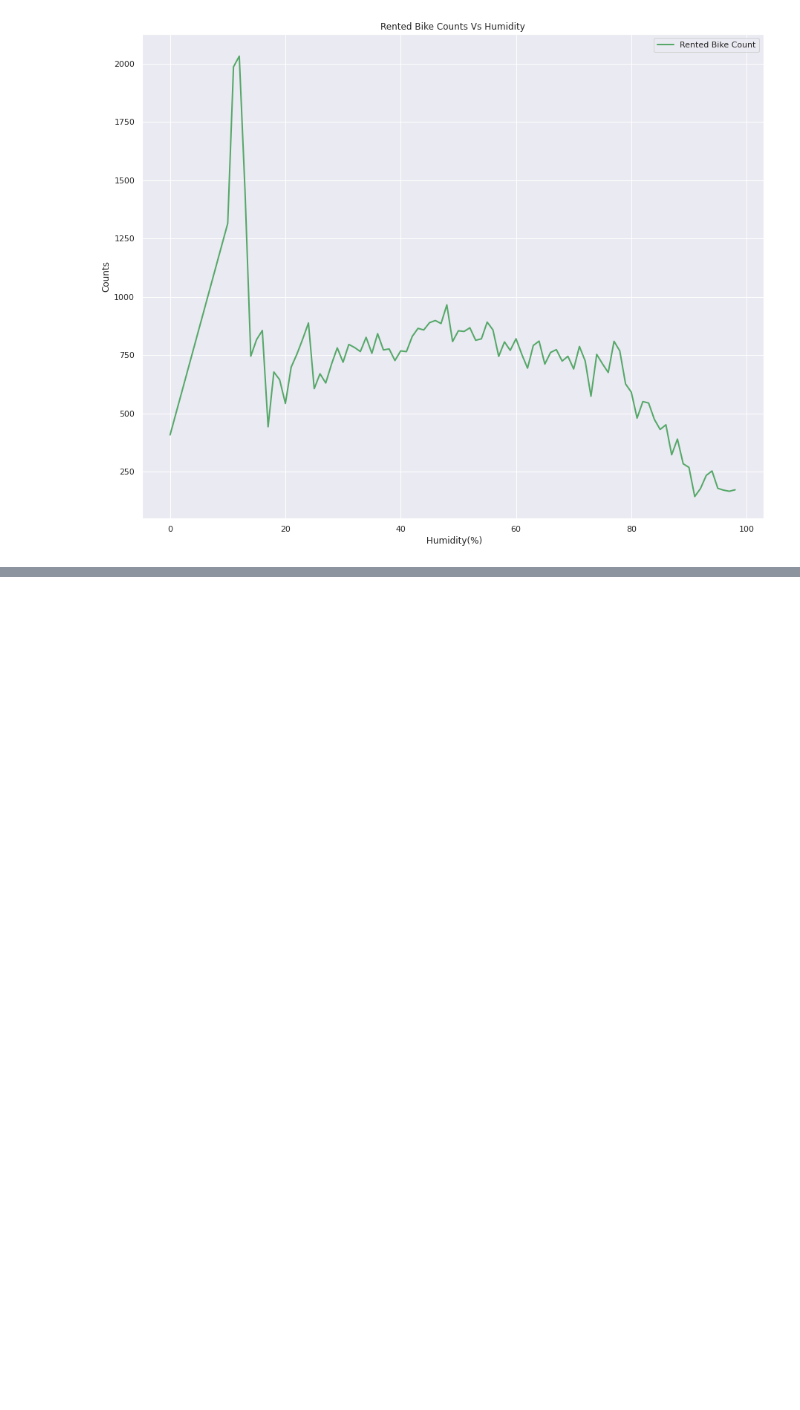
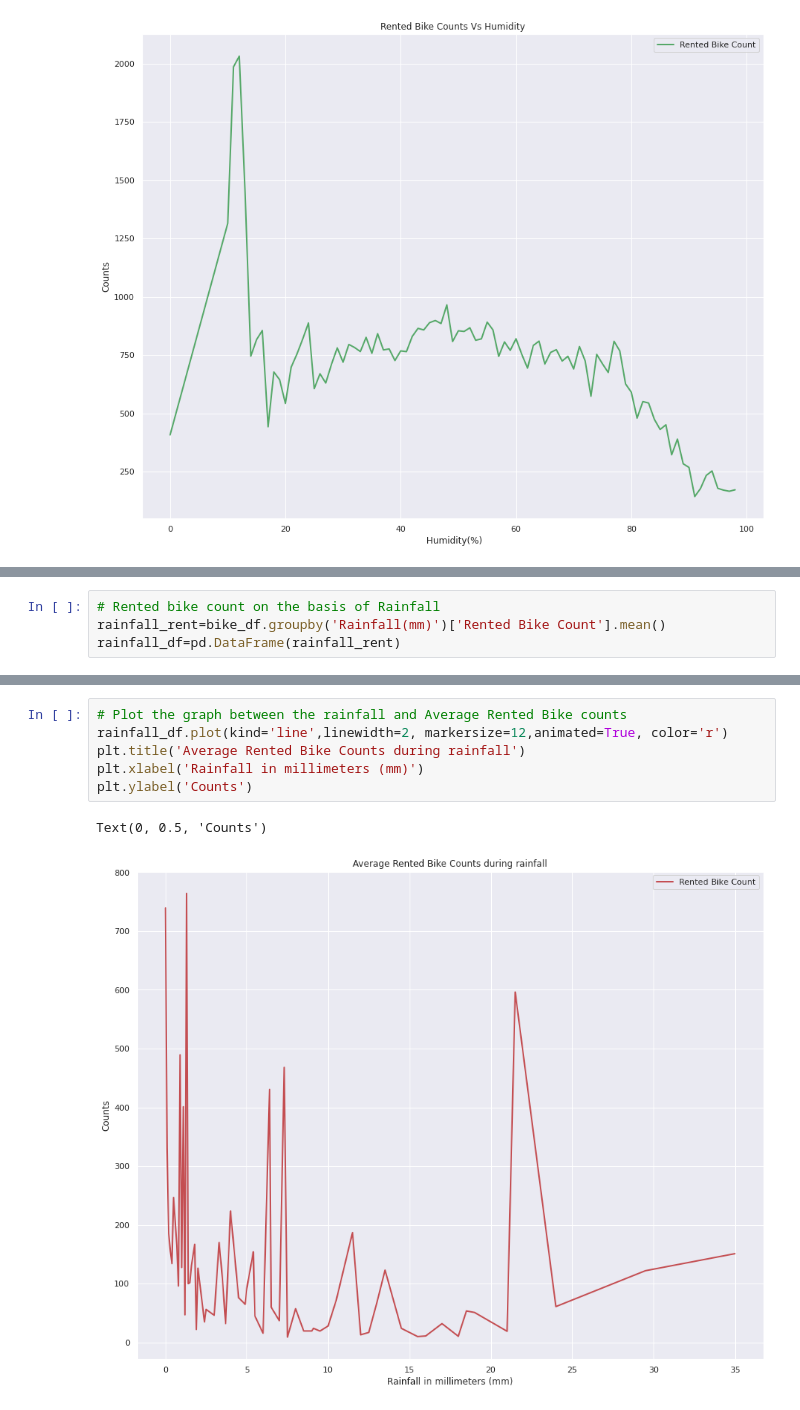
Before and after one commit to aryarajat/Bike-Rental-Demand, a Jupyter notebook: Seoul_Bike_Sharing_Demand_Prediction_Capstone_Project.ipynb, the cells around one changed output, grey strips where cells are left out. Saved outputs shown, nothing was run; the diff lists cells and outputs as text; blank space fills up the shorter version.

```diff
--- a/Seoul_Bike_Sharing_Demand_Prediction_Capstone_Project.ipynb
+++ b/Seoul_Bike_Sharing_Demand_Prediction_Capstone_Project.ipynb
@@ -405,0 +419,4 @@ plt.ylabel('Counts')
+# %%
+# Rented bike count on the basis of Rainfall
+rainfall_rent=bike_df.groupby('Rainfall(mm)')['Rented Bike Count'].mean()
+rainfall_df=pd.DataFrame(rainfall_rent)
@@ -405,0 +445,9 @@ plt.ylabel('Counts')
+# %%
+# Plot the graph between the rainfall and Average Rented Bike counts
+rainfall_df.plot(kind='line',linewidth=2, markersize=12,animated=True, color='r')
+plt.title('Average Rented Bike Counts during rainfall')
+plt.xlabel('Rainfall in millimeters (mm)')
+plt.ylabel('Counts')
+# %% [output]
+Text(0, 0.5, 'Counts')
+[figure, added]
```
Also changed, not shown: parts of 44 cells of this notebook.
